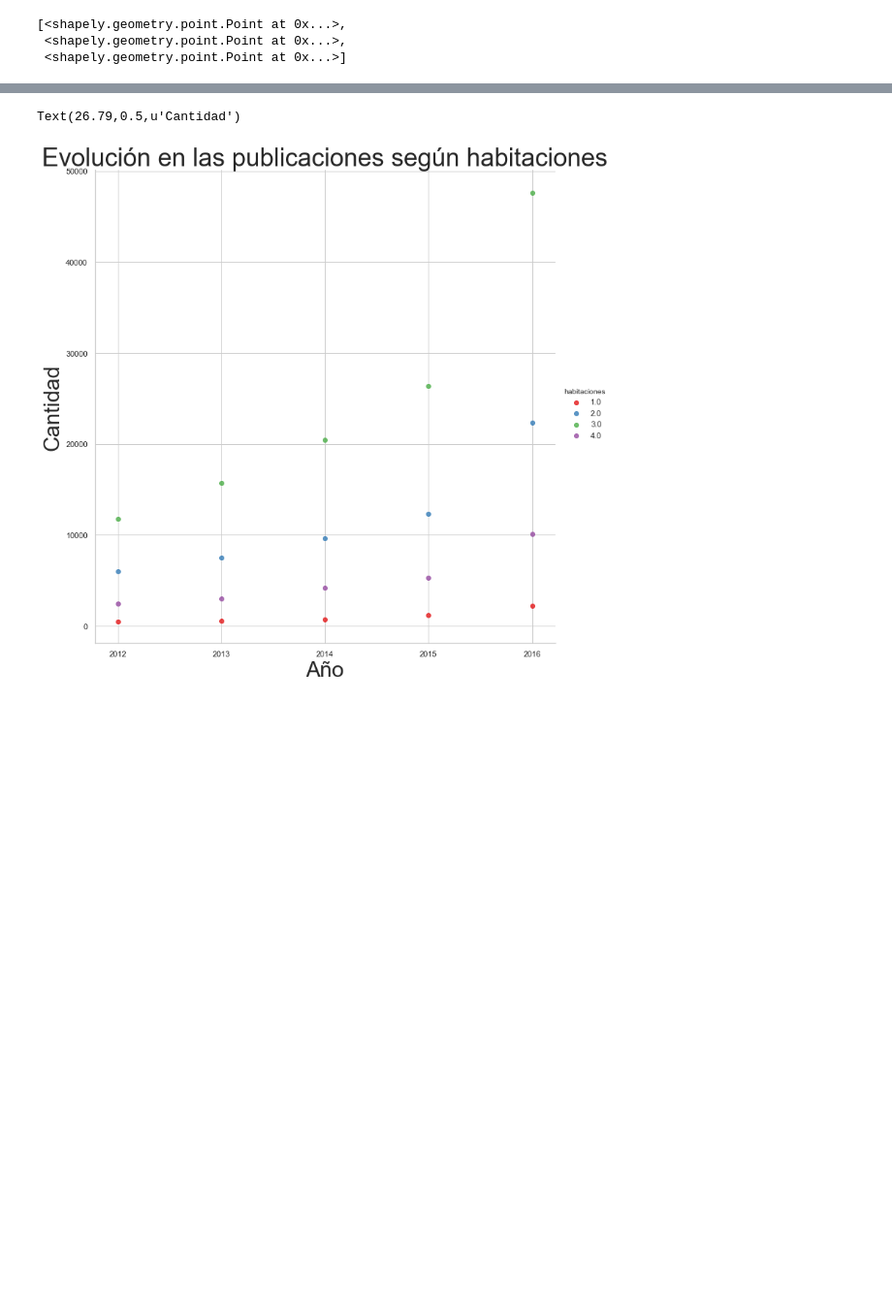
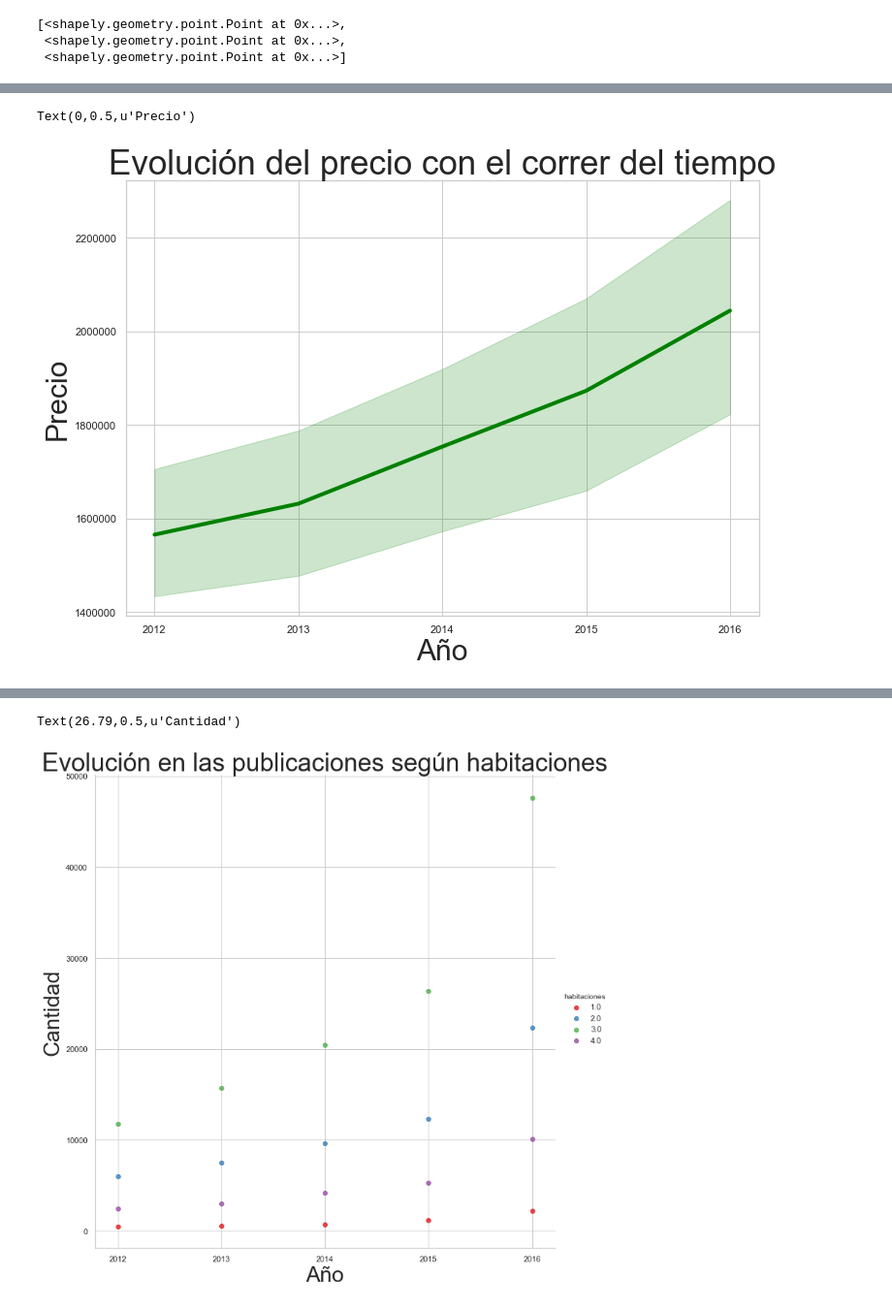
Before and after one commit to patopizzini/Organizacion_Datos_2C2019, a Jupyter notebook: TP1/TP1 Andres.ipynb, the cells around one changed output, grey strips where cells are left out. Shown: that part at 97% size. Cells and saved outputs as stored; diff of their text form; code cells hidden in the pictures; blank space fills up the shorter version.

```diff
--- a/TP1/TP1 Andres.ipynb
+++ b/TP1/TP1 Andres.ipynb
@@ -902,0 +100,13 @@ asdasd.loc[asdasd.ciudad.str.contains('Mérida', na=False), 'ciudad'] = 'Merida'
+# %%
+datos_principales['antiguedad_agrupada'] = '0'
+datos_principales.loc[datos_principales.antiguedad <= 5, 'antiguedad_agrupada'] = '0'
+datos_principales.loc[((datos_principales.antiguedad > 5) & (datos_principales.antiguedad <= 15)), 'antiguedad_agrupada'] = '10'
+datos_principales.loc[((datos_principales.antiguedad > 15) & (datos_principales.antiguedad <= 25)), 'antiguedad_agrupada'] = '20'
+datos_principales.loc[((datos_principales.antiguedad > 25) & (datos_principales.antiguedad <= 35)), 'antiguedad_agrupada'] = '30'
+datos_principales.loc[((datos_principales.antiguedad > 35) & (datos_principales.antiguedad <= 45)), 'antiguedad_agrupada'] = '40'
+datos_principales.loc[((datos_principales.antiguedad > 45) & (datos_principales.antiguedad <= 55)), 'antiguedad_agrupada'] = '50'
+datos_principales.loc[((datos_principales.antiguedad > 55) & (datos_principales.antiguedad <= 65)), 'antiguedad_agrupada'] = '60'
+datos_principales.loc[((datos_principales.antiguedad > 65) & (datos_principales.antiguedad <= 75)), 'antiguedad_agrupada'] = '70'
+datos_principales.loc[((datos_principales.antiguedad > 75) & (datos_principales.antiguedad <= 85)), 'antiguedad_agrupada'] = '80'
+datos_principales.loc[((datos_principales.antiguedad > 85) & (datos_principales.antiguedad <= 95)), 'antiguedad_agrupada'] = '90'
+datos_principales.loc[datos_principales.antiguedad > 95, 'antiguedad_agrupada'] = '100'
@@ -902,0 +128,5 @@ asdasd.loc[asdasd.ciudad.str.contains('Mérida', na=False), 'ciudad'] = 'Merida'
+# %%
+datos_principales.loc[datos_principales.tipodepropiedad.str.contains('Comercial', na=False), 'tipodepropiedad'] = 'Comercio'
+datos_principales.loc[datos_principales.tipodepropiedad.str.contains('Casa en condominio', na=False), 'tipodepropiedad'] = 'Condominio'
+zona = datos_principales.loc[(datos_principales['tipodepropiedad'] == 'Casa') | (datos_principales['tipodepropiedad'] == 'Apartamento') | (datos_principales['tipodepropiedad'] == 'Condominio')]
+zona = zona.loc[zona['habitaciones'] < 6]
@@ -902,0 +148,26 @@ asdasd.loc[asdasd.ciudad.str.contains('Mérida', na=False), 'ciudad'] = 'Merida'
+# %%
+datos_principales['fecha'] = pd.to_datetime(datos_principales['fecha'], infer_datetime_format=True)
+datos_principales['mes'] = datos_principales['fecha'].dt.month
+datos_principales['dia'] = datos_principales['fecha'].dt.dayofweek
+datos_principales['anio'] = datos_principales['fecha'].dt.year
+datos_principales['anio_nombre'] = '2010'
+datos_principales.loc[datos_principales.anio == 2012, 'anio_nombre'] = '2012'
+datos_principales.loc[datos_principales.anio == 2013, 'anio_nombre'] = '2013'
+datos_principales.loc[datos_principales.anio == 2014, 'anio_nombre'] = '2014'
+datos_principales.loc[datos_principales.anio == 2015, 'anio_nombre'] = '2015'
+datos_principales.loc[datos_principales.anio == 2016, 'anio_nombre'] = '2016'
+# %%
+# Tamaño para hojas A4.
+fig, ax = plt.subplots()
+fig.set_size_inches(11.7, 8.27)
+eventsASD = datos_principales.groupby(['provincia','anio_nombre']).mean()[['precio']].reset_index()
+sns.lineplot(x="anio_nombre", y="precio", data=eventsASD, color='green')
+ax = plt.gca()
+ax.lines[0].set_linestyle("-")
+ax.lines[0].set_linewidth(4)
+ax.set_title(u"Evolución del precio con el correr del tiempo", fontsize=35)
+ax.set_xlabel(u"Año",fontsize=30)
+ax.set_ylabel(u"Precio", fontsize=30)
+# %% [output]
+Text(0,0.5,u'Precio')
+[figure, added]
```
Also changed, not shown: parts of 105 cells of this notebook.
